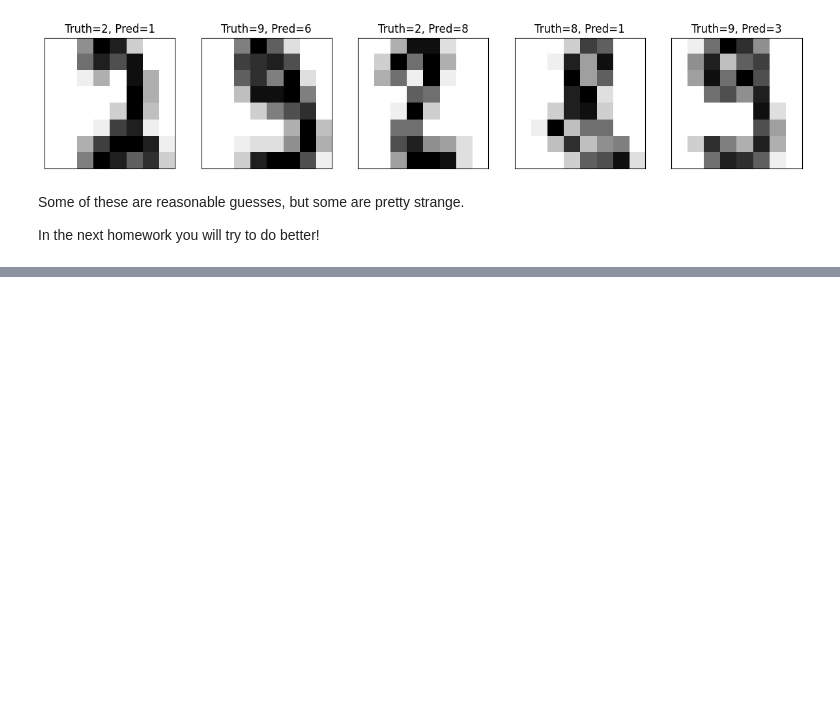
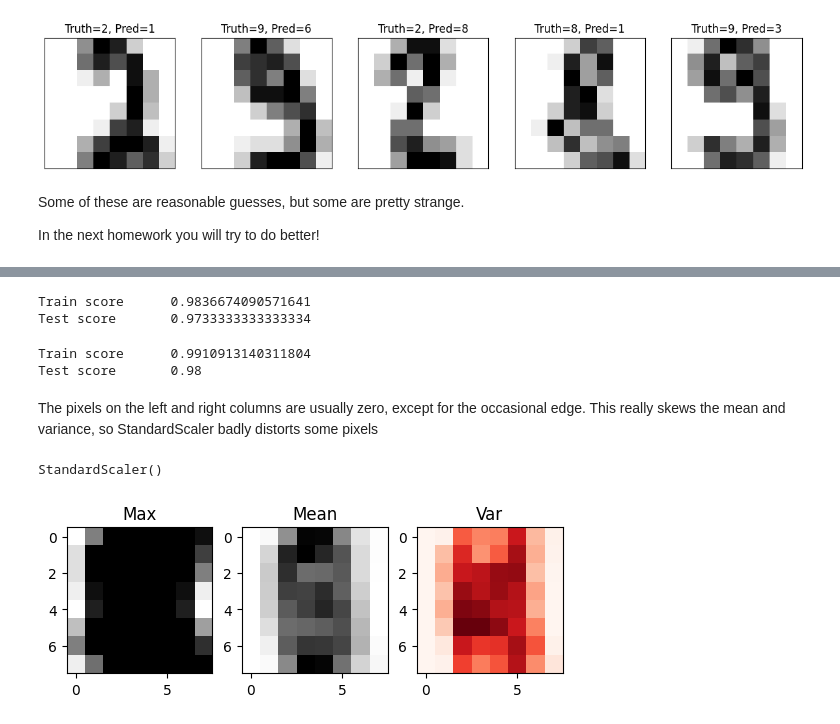
Before and after one commit to mdaugherity/MachineLearning2026, a Jupyter notebook: tutorial/Tutorial_13_Digits_Dataset.ipynb, the cells around one changed output, grey strips where cells are left out. Cells and saved outputs as stored; diff of their text form; code cells hidden in the pictures; blank space fills up the shorter version.

```diff
--- a/tutorial/Tutorial_13_Digits_Dataset.ipynb
+++ b/tutorial/Tutorial_13_Digits_Dataset.ipynb
@@ -224,0 +235,41 @@ In the next homework you will try to do better!
+# %%
+estimators = [('scaler', StandardScaler()),('clf', KNeighborsClassifier()) ] # see note at end
+pipe = Pipeline(estimators)
+pipe.fit(X_train, y_train)
+print('Train score\t', pipe.score(X_train,y_train))
+print('Test score\t', pipe.score(X_test,y_test))
+# %% [output]
+Train score      0.9836674090571641
+Test score       0.9733333333333334
+# %%
+clf = KNeighborsClassifier()
+clf.fit(X_train, y_train)
+print('Train score\t', clf.score(X_train,y_train))
+print('Test score\t', clf.score(X_test,y_test))
+# %% [output]
+Train score      0.9910913140311804
+Test score       0.98
+# %% [markdown]
+The pixels on the left and right columns are usually zero, except for the occasional edge.  This really skews the mean and variance, so StandardScaler badly distorts some pixels
+# %%
+s = StandardScaler()
+s.fit(X_train)
+# %% [output]
+StandardScaler()
+# %%
+plt.figure()
+plt.subplot(1,3,1)
+plt.imshow(X.max(axis=0).reshape(8,8), cmap='binary')
+plt.title('Max')
+
+plt.subplot(1,3,2)
+plt.imshow(s.mean_.reshape(8,8), cmap='binary')
+plt.title('Mean')
+
+plt.subplot(1,3,3)
+plt.imshow(s.var_.reshape(8,8), cmap='Reds')
+plt.title('Var')
+
+plt.show()
+# %% [output]
+[figure, added]
```
Also changed, not shown: parts of 10 cells of this notebook.
